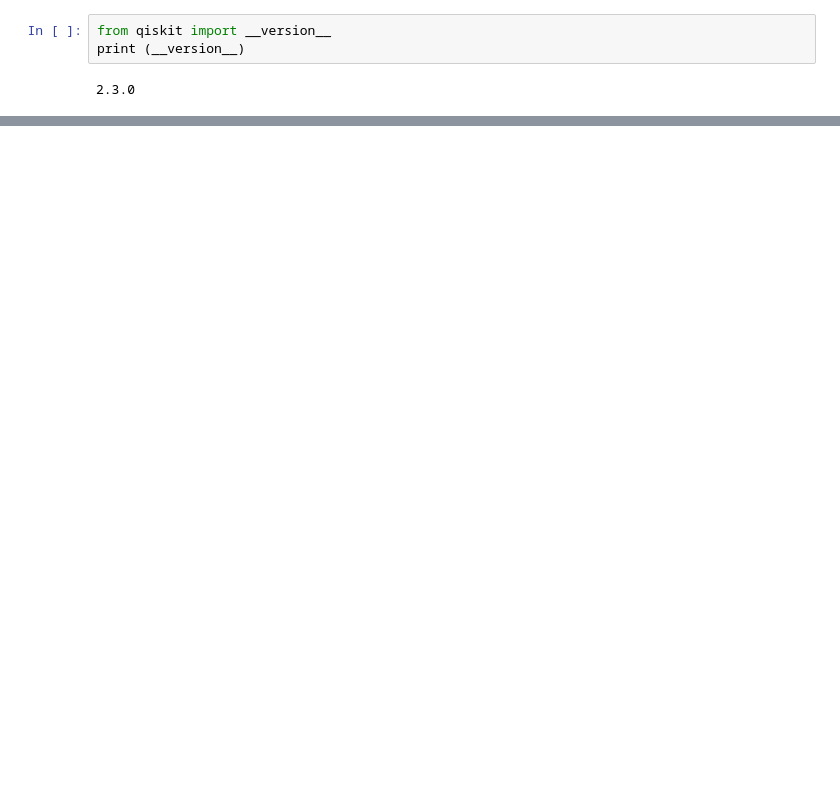
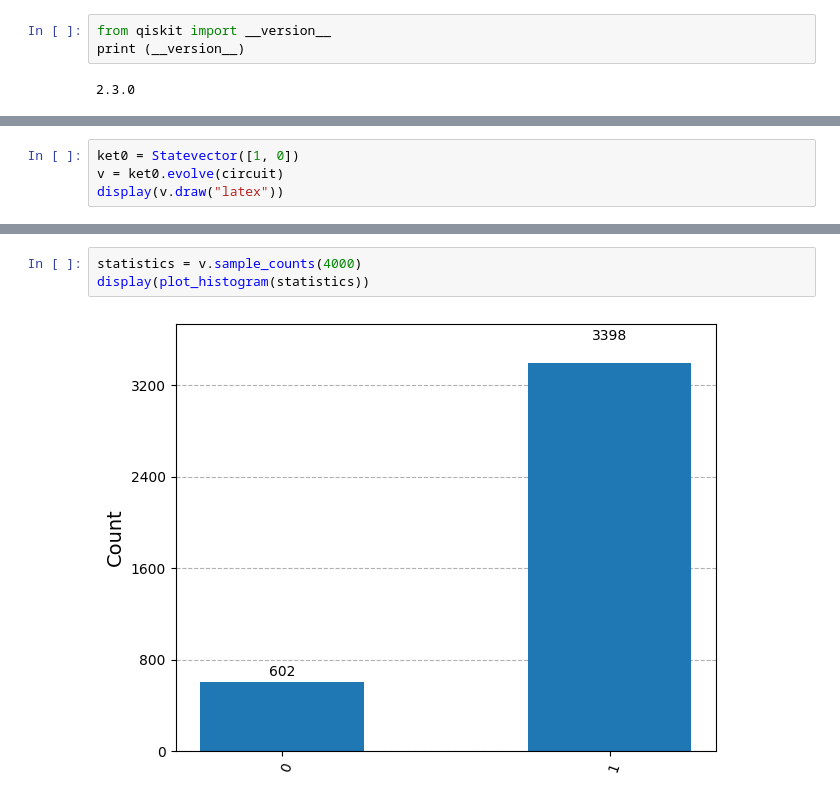
Before and after one commit to linax/ibmqiskit, a Jupyter notebook: qiskit-practice.ipynb, the cells around one changed output, grey strips where cells are left out. Drawn from its saved outputs; the diff is of its cells as text; blank space fills up the shorter version.

```diff
--- a/qiskit-practice.ipynb
+++ b/qiskit-practice.ipynb
@@ -12,0 +136,4 @@ TypeError: Field elements must be 2- or 3-tuples, got '0'
+# %%
+ket0 = Statevector([1, 0])
+v = ket0.evolve(circuit)
+display(v.draw("latex"))
@@ -12,0 +151,5 @@ TypeError: Field elements must be 2- or 3-tuples, got '0'
+# %%
+statistics = v.sample_counts(4000)
+display(plot_histogram(statistics))
+# %% [output]
+[figure, added]
```
Also changed, not shown: parts of 12 cells of this notebook.
